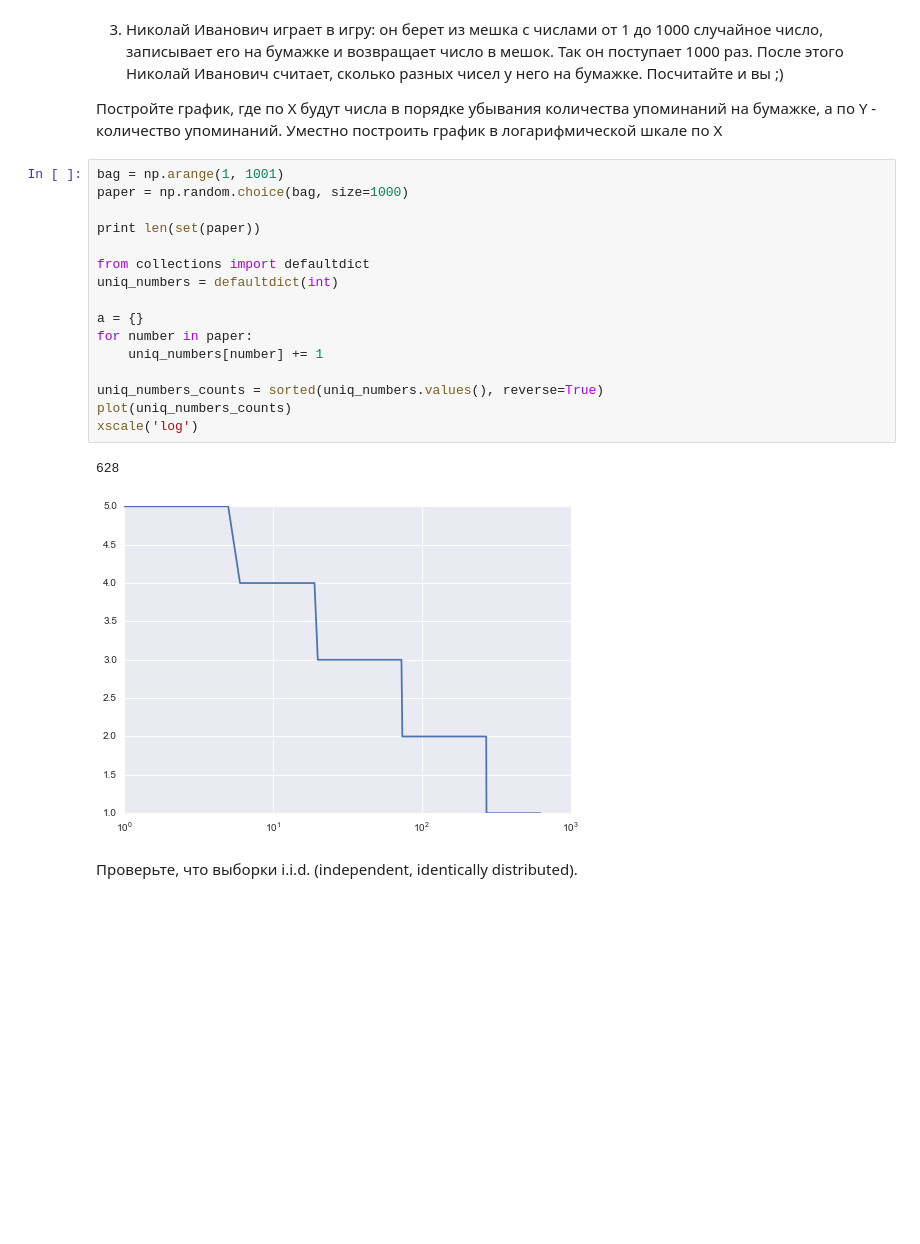
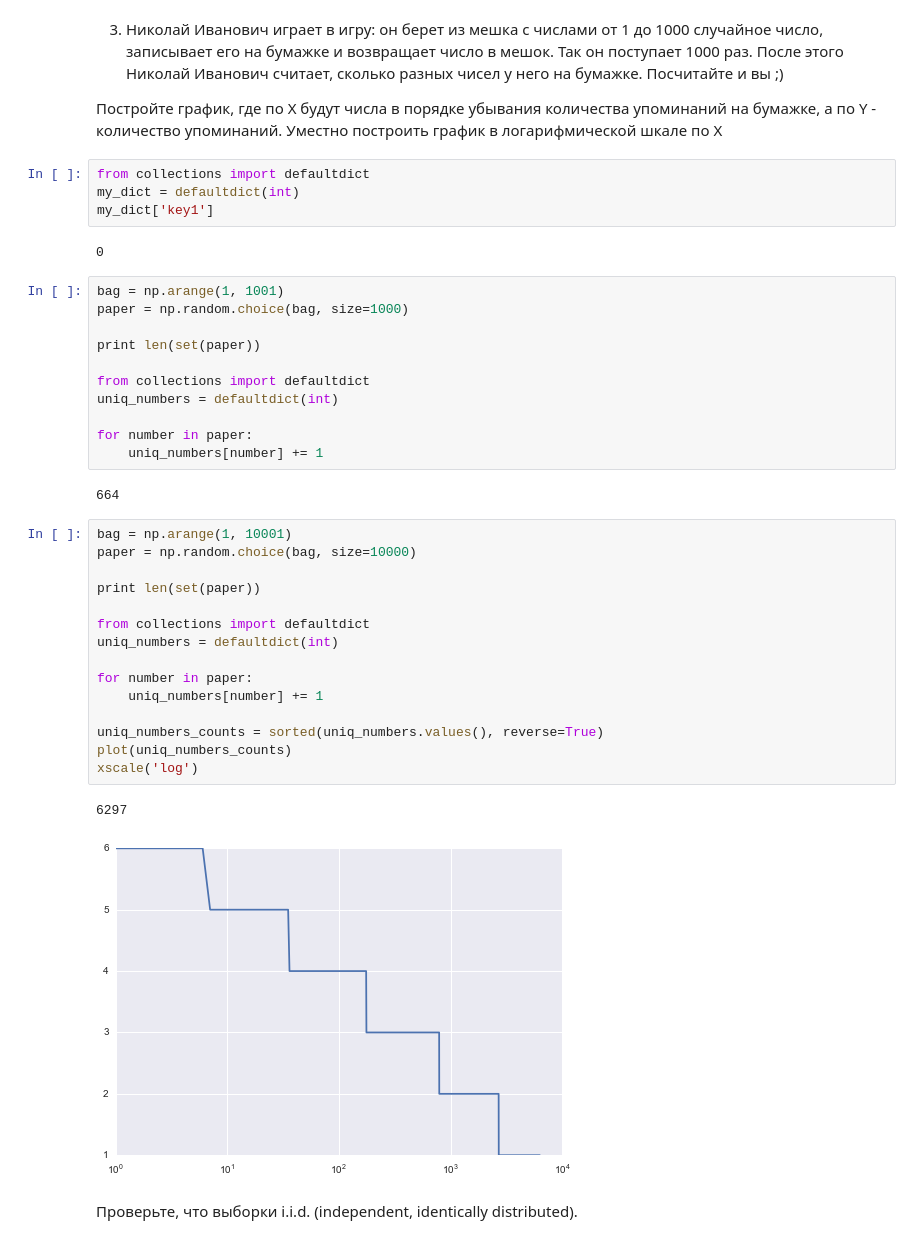
Before and after one commit to SlinkoIgor/express_ml, a Jupyter notebook: lesson3/visualization_task_answers.ipynb, the cells around one changed output. Drawn from its saved outputs; the diff is of its cells as text; blank space fills up the shorter version.

```diff
--- a/lesson3/visualization_task_answers.ipynb
+++ b/lesson3/visualization_task_answers.ipynb
@@ -35,25 +35,43 @@ plt.axvline(np.mean(y) + np.std(y), linestyle='--', color='g')
     После этого Николай Иванович считает, сколько разных чисел у него на бумажке. Посчитайте и вы ;)
 
 Постройте график, где по X будут числа в порядке убывания количества упоминаний на бумажке, а по Y - количество упоминаний. Уместно построить график в логарифмической шкале по X
+# %%
+from collections import defaultdict
+my_dict = defaultdict(int)
+my_dict['key1']
+# %% [output]
+0
+# %%
+bag = np.arange(1, 1001)
+paper = np.random.choice(bag, size=1000)
+
+print len(set(paper))
+
+from collections import defaultdict
+uniq_numbers = defaultdict(int)
+
+for number in paper:
+    uniq_numbers[number] += 1
+# %% [output]
+664
 # %%
-bag = np.arange(1, 1001)
-paper = np.random.choice(bag, size=1000)
+bag = np.arange(1, 10001)
+paper = np.random.choice(bag, size=10000)
 
 print len(set(paper))
 
 from collections import defaultdict
 uniq_numbers = defaultdict(int)
 
-a = {}
 for number in paper:
     uniq_numbers[number] += 1
 
 uniq_numbers_counts = sorted(uniq_numbers.values(), reverse=True)
 plot(uniq_numbers_counts)
 xscale('log')
 # %% [output]
-628
+6297
-[figure, old version]
+[figure, new version]
 # %% [markdown]
 Проверьте, что выборки i.i.d. (independent, identically distributed).
 # %%
```
Also changed, not shown: parts of 2 cells of this notebook, 4 other files.
